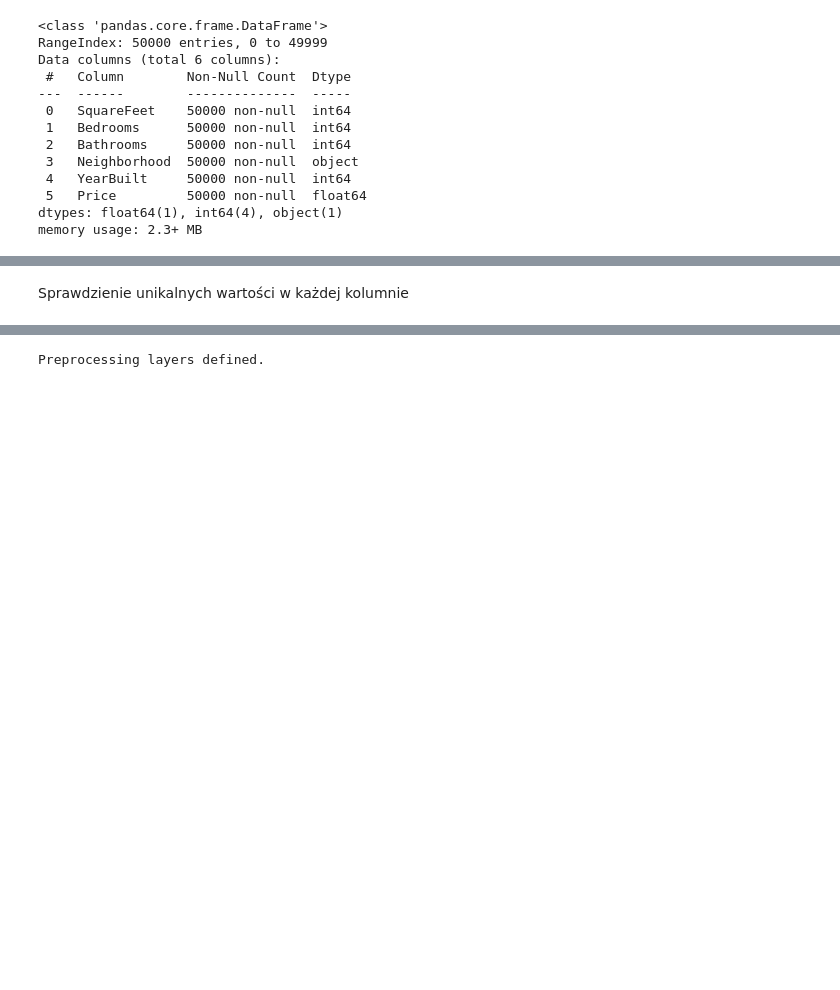
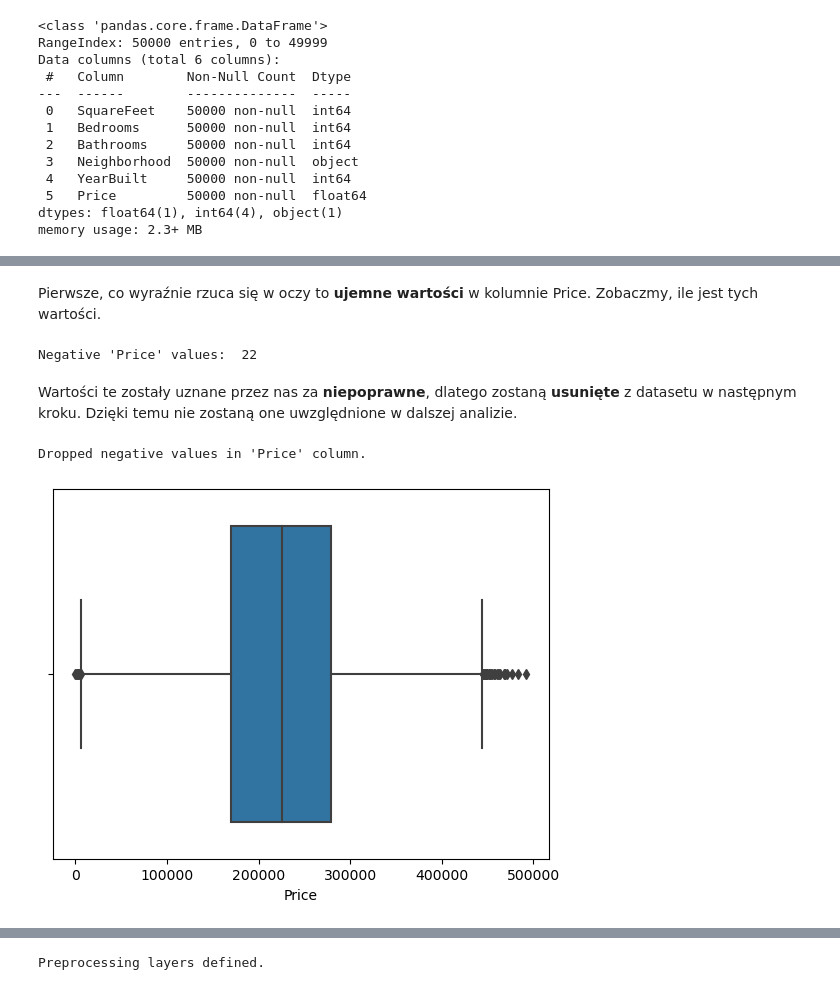
Before and after one commit to staszczm/LaboratoriumPRIAD, a Jupyter notebook: index.ipynb, the cells around one changed output, grey strips where cells are left out. Saved outputs shown, nothing was run; the diff lists cells and outputs as text; code cells hidden in the pictures; blank space fills up the shorter version.

```diff
--- a/index.ipynb
+++ b/index.ipynb
@@ -77,2 +114,16 @@ plt.show()
 # %% [markdown]
-Sprawdzienie unikalnych wartości w każdej kolumnie
+Pierwsze, co wyraźnie rzuca się w oczy to **ujemne wartości** w kolumnie Price. Zobaczmy, ile jest tych wartości.
+# %%
+negative_price_count = dataset[dataset['Price'] < 0].count()['Price']
+print("Negative 'Price' values: ", negative_price_count)
+# %% [output]
+Negative 'Price' values:  22
+# %% [markdown]
+Wartości te zostały uznane przez nas za **niepoprawne**, dlatego zostaną **usunięte** z datasetu w następnym kroku. Dzięki temu nie zostaną one uwzględnione w dalszej analizie.
+# %%
+dataset = dataset[dataset['Price'] >= 0]
+sns.boxplot(x="Price", data=dataset)
+print("Dropped negative values in 'Price' column.")
+# %% [output]
+Dropped negative values in 'Price' column.
+[figure, added]
```
Also changed, not shown: parts of 50 cells of this notebook.
